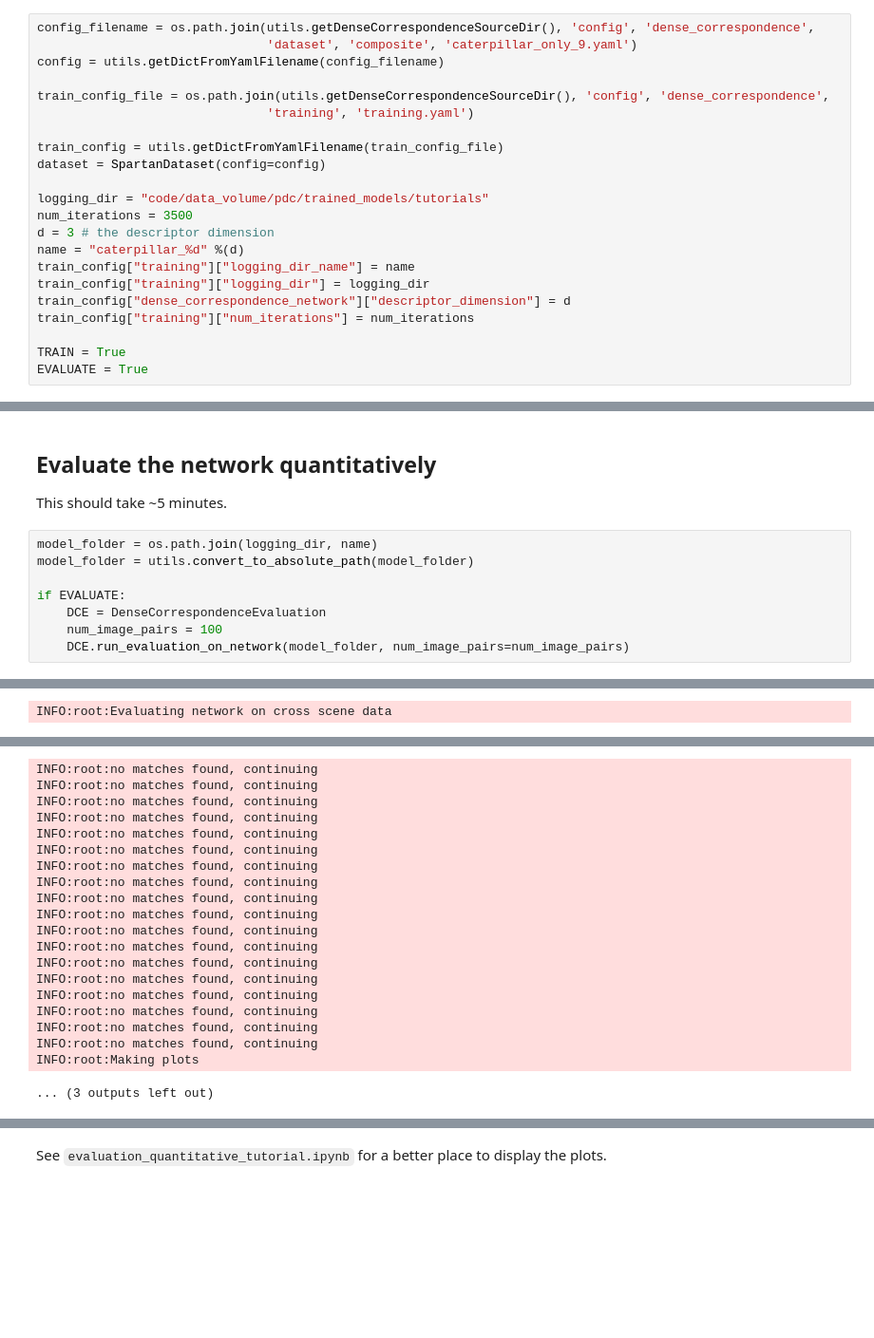
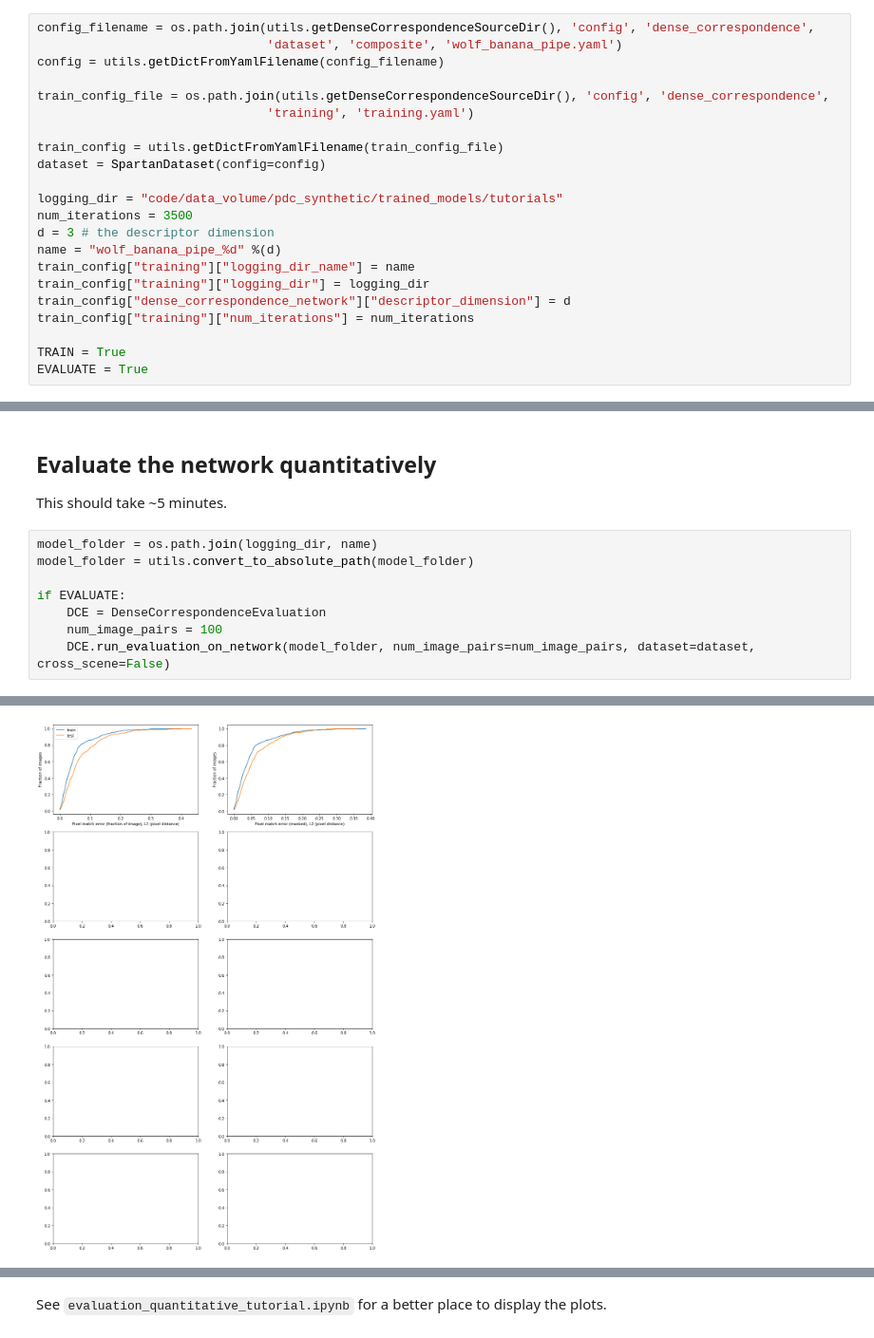
Before and after one commit to thomasweng15/pytorch-dense-correspondence, a Jupyter notebook: dense_correspondence/training/training_tutorial.ipynb, the cells around one changed output, grey strips where cells are left out. Shown at 95% size. Saved outputs shown, nothing was run; the diff lists cells and outputs as text; blank space fills up the shorter version.

```diff
--- a/dense_correspondence/training/training_tutorial.ipynb
+++ b/dense_correspondence/training/training_tutorial.ipynb
@@ -19,7 +19,7 @@ setting CUDA_VISIBLE_DEVICES =  0,1,2,3,4,5,6,7,
 ## Load the configuration for training
 # %%
 config_filename = os.path.join(utils.getDenseCorrespondenceSourceDir(), 'config', 'dense_correspondence',
-                               'dataset', 'composite', 'caterpillar_only_9.yaml')
+                               'dataset', 'composite', 'wolf_banana_pipe.yaml')
 config = utils.getDictFromYamlFilename(config_filename)
 
 train_config_file = os.path.join(utils.getDenseCorrespondenceSourceDir(), 'config', 'dense_correspondence',
@@ -28,10 +28,10 @@ train_config_file = os.path.join(utils.getDenseCorrespondenceSourceDir(), 'confi
 train_config = utils.getDictFromYamlFilename(train_config_file)
 dataset = SpartanDataset(config=config)
 
-logging_dir = "code/data_volume/pdc/trained_models/tutorials"
+logging_dir = "code/data_volume/pdc_synthetic/trained_models/tutorials"
 num_iterations = 3500
 d = 3 # the descriptor dimension
-name = "caterpillar_%d" %(d)
+name = "wolf_banana_pipe_%d" %(d)
 train_config["training"]["logging_dir_name"] = name
 train_config["training"]["logging_dir"] = logging_dir
 train_config["dense_correspondence_network"]["descriptor_dimension"] = d
@@ -174,7 +169,7 @@ model_folder = utils.convert_to_absolute_path(model_folder)
 if EVALUATE:
     DCE = DenseCorrespondenceEvaluation
     num_image_pairs = 100
-    DCE.run_evaluation_on_network(model_folder, num_image_pairs=num_image_pairs)
+    DCE.run_evaluation_on_network(model_folder, num_image_pairs=num_image_pairs, dataset=dataset, cross_scene=False)
 # %% [output]
 model_param_file 003501.pth
 INFO:root:Computing descriptor statistics on dataset
@@ -234 +233,0 @@ scene
-INFO:root:Evaluating network on cross scene data
@@ -249,20 +234 @@ now, index of pixel match: 1
-INFO:root:no matches found, continuing
-INFO:root:no matches found, continuing
-INFO:root:no matches found, continuing
-INFO:root:no matches found, continuing
-INFO:root:no matches found, continuing
-INFO:root:no matches found, continuing
-INFO:root:no matches found, continuing
-INFO:root:no matches found, continuing
-INFO:root:no matches found, continuing
-INFO:root:no matches found, continuing
-INFO:root:no matches found, continuing
-INFO:root:no matches found, continuing
-INFO:root:no matches found, continuing
-INFO:root:no matches found, continuing
-INFO:root:no matches found, continuing
-INFO:root:no matches found, continuing
-INFO:root:no matches found, continuing
-INFO:root:no matches found, continuing
-INFO:root:Making plots
-... (3 outputs left out)
+[figure, added]
```
Also changed, not shown: parts of 3 cells of this notebook, 10 other files.
